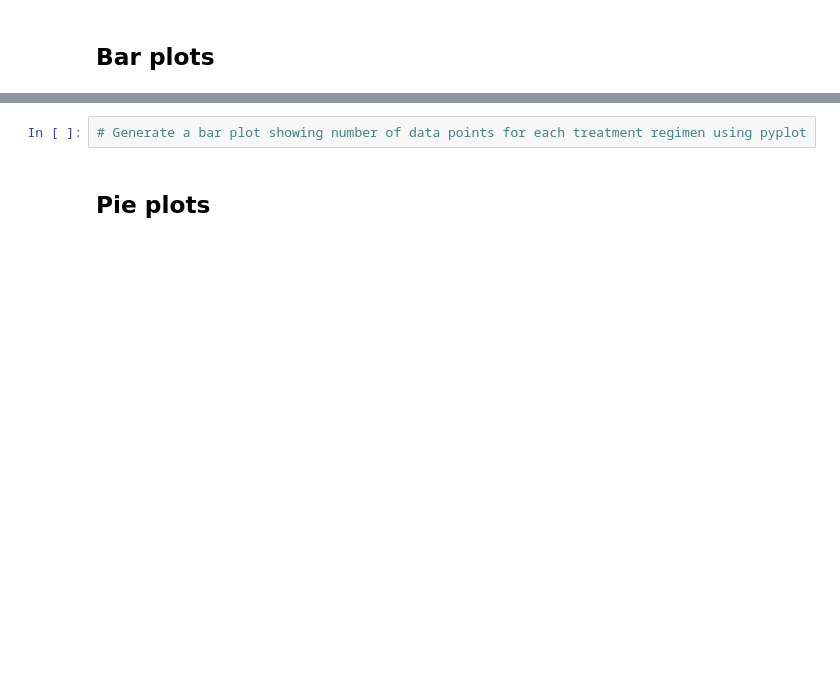
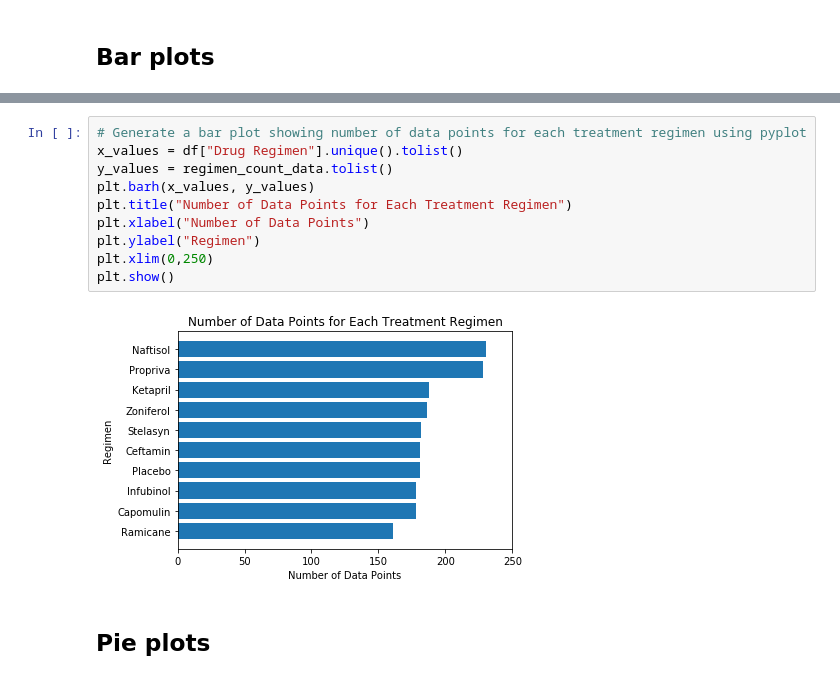
Before and after one commit to dylanm2094/matplotlib-challenge, a Jupyter notebook: hw5_starter.ipynb, the cells around one changed output, grey strips where cells are left out. Cells and saved outputs as stored; diff of their text form; blank space fills up the shorter version.

```diff
--- a/hw5_starter.ipynb
+++ b/hw5_starter.ipynb
@@ -72,5 +79,15 @@ plt.show()
 # %%
 # Generate a bar plot showing number of data points for each treatment regimen using pyplot
+x_values = df["Drug Regimen"].unique().tolist()
+y_values = regimen_count_data.tolist()
+plt.barh(x_values, y_values)
+plt.title("Number of Data Points for Each Treatment Regimen")
+plt.xlabel("Number of Data Points")
+plt.ylabel("Regimen")
+plt.xlim(0,250)
+plt.show()
+# %% [output]
+[figure, added]
 # %% [markdown]
 ## Pie plots
 # %%
```
Also changed, not shown: parts of 8 cells of this notebook.
